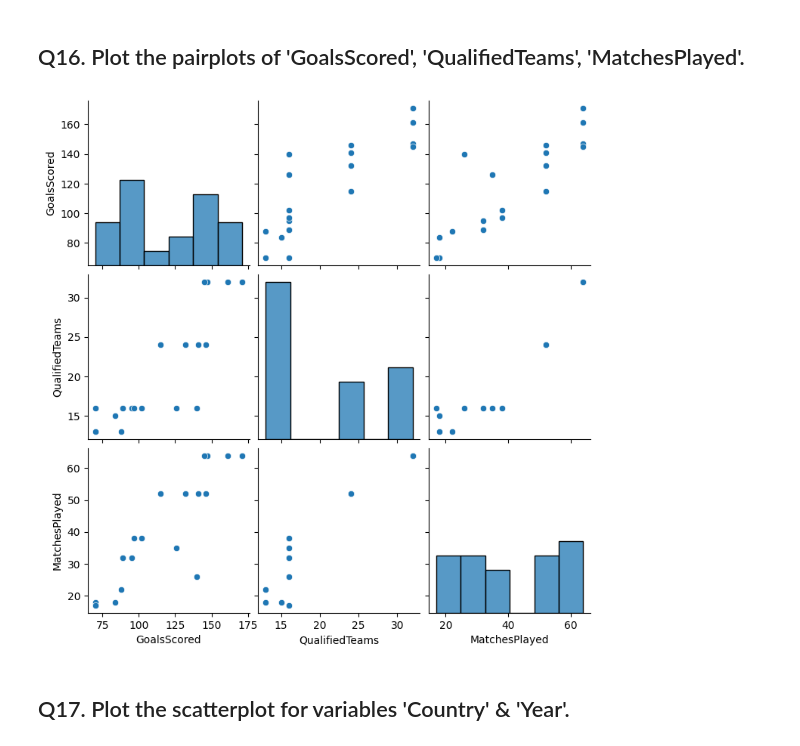
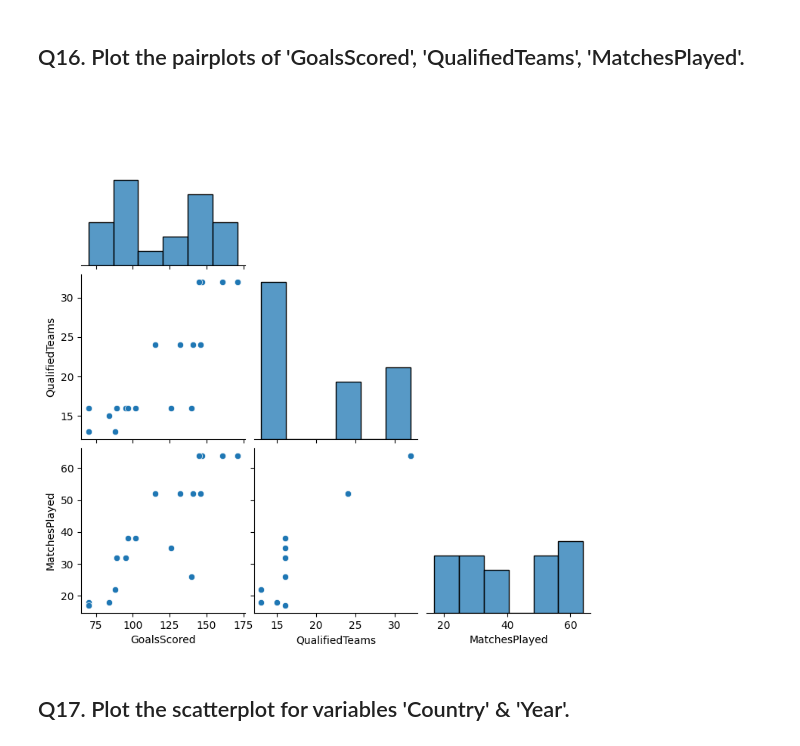
Before and after one commit to jpreyesm03/Data-Science-Fun-Projects, a Jupyter notebook: WorldCups/Question Notebook - FIFA World Cup Analysis.ipynb, the cells around one changed output. Saved outputs shown, nothing was run; the diff lists cells and outputs as text; code cells hidden in the pictures.

Commit message:
Show corner only for the pairplot

```diff
--- a/WorldCups/Question Notebook - FIFA World Cup Analysis.ipynb
+++ b/WorldCups/Question Notebook - FIFA World Cup Analysis.ipynb
@@ -233,10 +233,10 @@ number of goals.
 # %% [markdown]
 ## Q16. Plot the pairplots of 'GoalsScored', 'QualifiedTeams', 'MatchesPlayed'.
 # %%
-sns.pairplot(fifa[['GoalsScored', 'QualifiedTeams', 'MatchesPlayed']])
+sns.pairplot(fifa[['GoalsScored', 'QualifiedTeams', 'MatchesPlayed']], corner = True)
 plt.show()
 # %% [output]
-[figure, old version]
+[figure, new version]
 # %% [markdown]
 ## Q17. Plot the scatterplot for variables 'Country' & 'Year'.
 # %%
```
